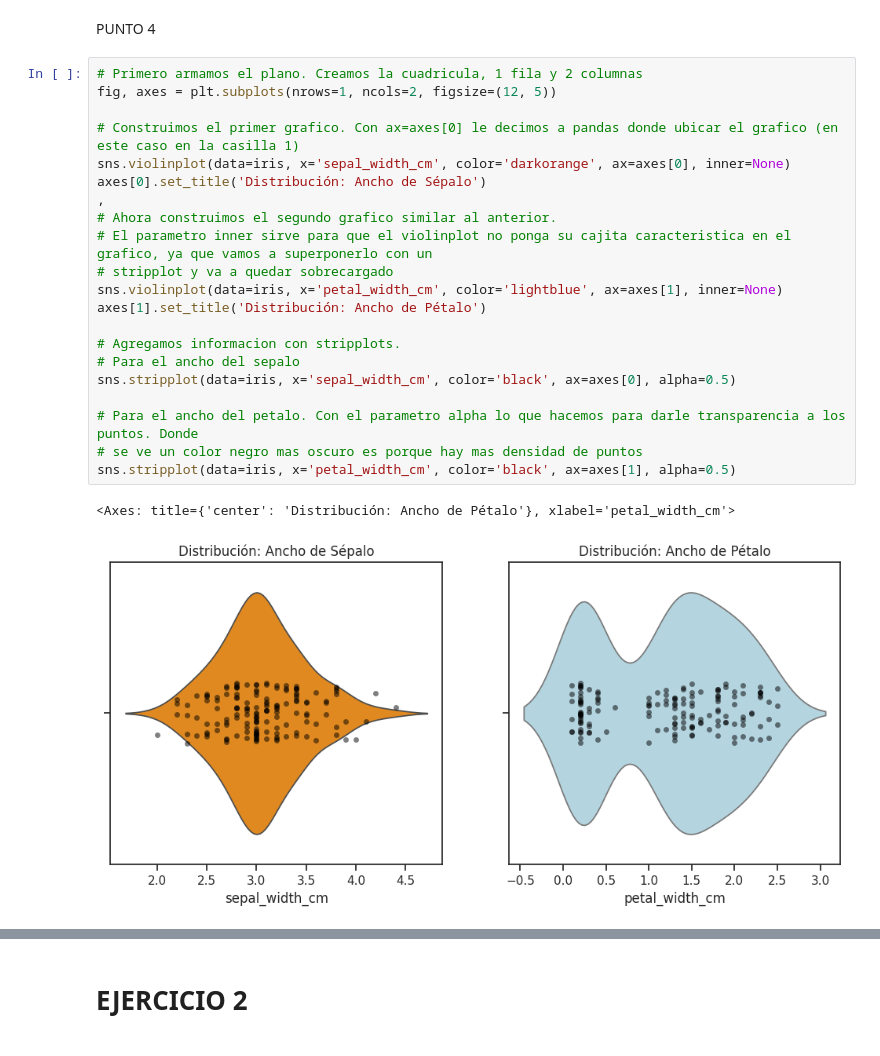
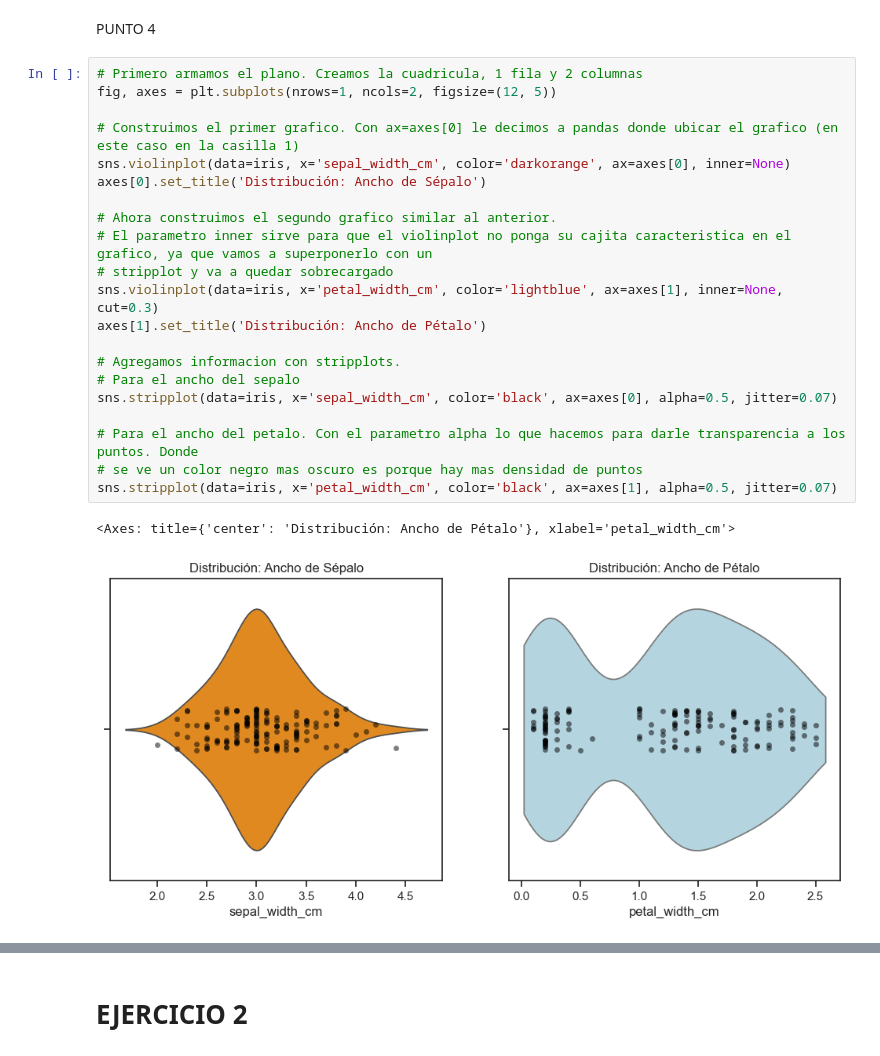
Before and after one commit to winttita/TUIA, a Jupyter notebook: Segundo/Fundamento de Ciencia de Datos/U4 - Visualizacion/practica4.ipynb, the cells around one changed output, grey strips where cells are left out. Drawn from its saved outputs; the diff is of its cells as text.

```diff
--- a/Segundo/Fundamento de Ciencia de Datos/U4 - Visualizacion/practica4.ipynb
+++ b/Segundo/Fundamento de Ciencia de Datos/U4 - Visualizacion/practica4.ipynb
@@ -189,24 +189,24 @@ PUNTO 4
 # %%
 # Primero armamos el plano. Creamos la cuadricula, 1 fila y 2 columnas
 fig, axes = plt.subplots(nrows=1, ncols=2, figsize=(12, 5))
 
 # Construimos el primer grafico. Con ax=axes[0] le decimos a pandas donde ubicar el grafico (en este caso en la casilla 1)
 sns.violinplot(data=iris, x='sepal_width_cm', color='darkorange', ax=axes[0], inner=None)
 axes[0].set_title('Distribución: Ancho de Sépalo')
-,
+
 # Ahora construimos el segundo grafico similar al anterior.
 # El parametro inner sirve para que el violinplot no ponga su cajita caracteristica en el grafico, ya que vamos a superponerlo con un
 # stripplot y va a quedar sobrecargado
-sns.violinplot(data=iris, x='petal_width_cm', color='lightblue', ax=axes[1], inner=None)
+sns.violinplot(data=iris, x='petal_width_cm', color='lightblue', ax=axes[1], inner=None, cut=0.3)
 axes[1].set_title('Distribución: Ancho de Pétalo')
 
 # Agregamos informacion con stripplots.
 # Para el ancho del sepalo
-sns.stripplot(data=iris, x='sepal_width_cm', color='black', ax=axes[0], alpha=0.5)
+sns.stripplot(data=iris, x='sepal_width_cm', color='black', ax=axes[0], alpha=0.5, jitter=0.07)
 
 # Para el ancho del petalo. Con el parametro alpha lo que hacemos para darle transparencia a los puntos. Donde
 # se ve un color negro mas oscuro es porque hay mas densidad de puntos
-sns.stripplot(data=iris, x='petal_width_cm', color='black', ax=axes[1], alpha=0.5)
+sns.stripplot(data=iris, x='petal_width_cm', color='black', ax=axes[1], alpha=0.5, jitter=0.07)
 # %% [output]
 <Axes: title={'center': 'Distribución: Ancho de Pétalo'}, xlabel='petal_width_cm'>
-[figure, old version]
+[figure, new version]
```
Also changed, not shown: parts of 20 cells of this notebook, 3 other files.
